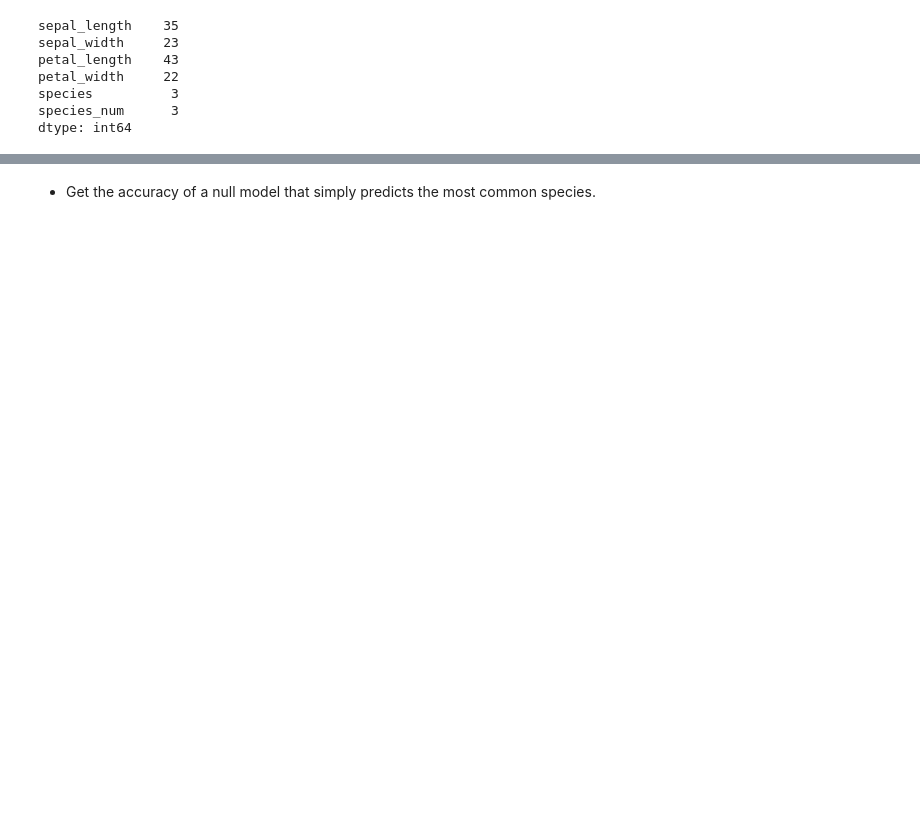
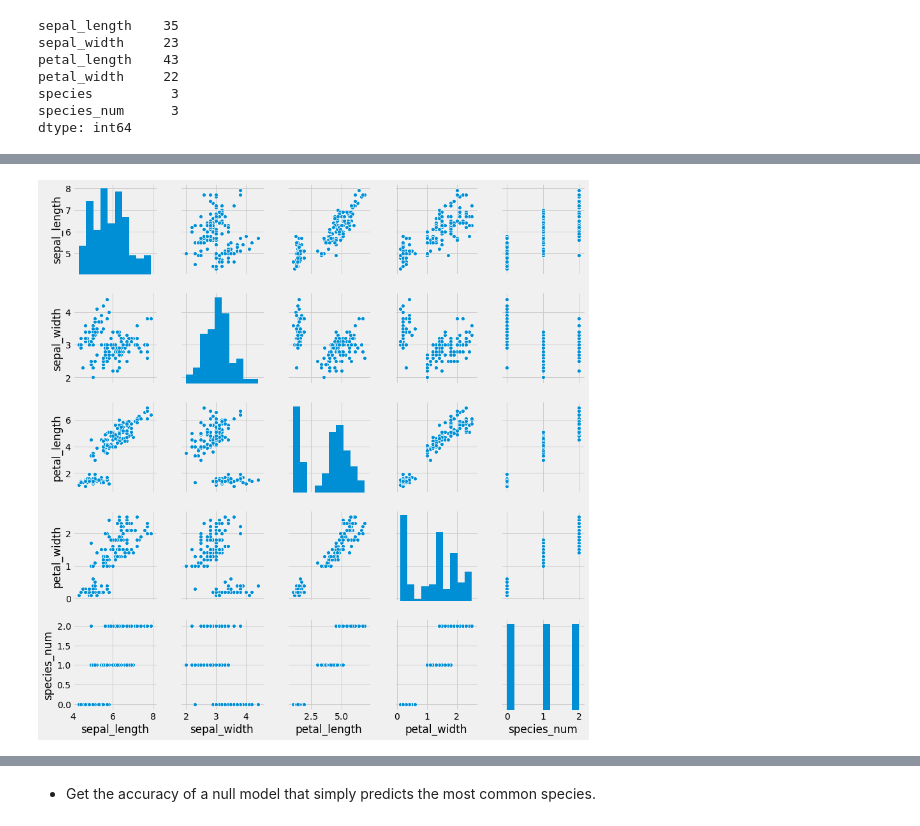
Before and after one commit to hirangunaratne/yapa_gunaratne_unit3_project, a Jupyter notebook: linreg_knn_project.ipynb, the cells around one changed output, grey strips where cells are left out. Saved outputs shown, nothing was run; the diff lists cells and outputs as text; code cells hidden in the pictures; blank space fills up the shorter version.

```diff
--- a/linreg_knn_project.ipynb
+++ b/linreg_knn_project.ipynb
@@ -571,0 +586,5 @@ dtype: int64
+# %%
+#Scatter matrix of all columns
+g = sns.pairplot(iris)
+# %% [output]
+[figure, added]
```
Also changed, not shown: parts of 20 cells of this notebook.
